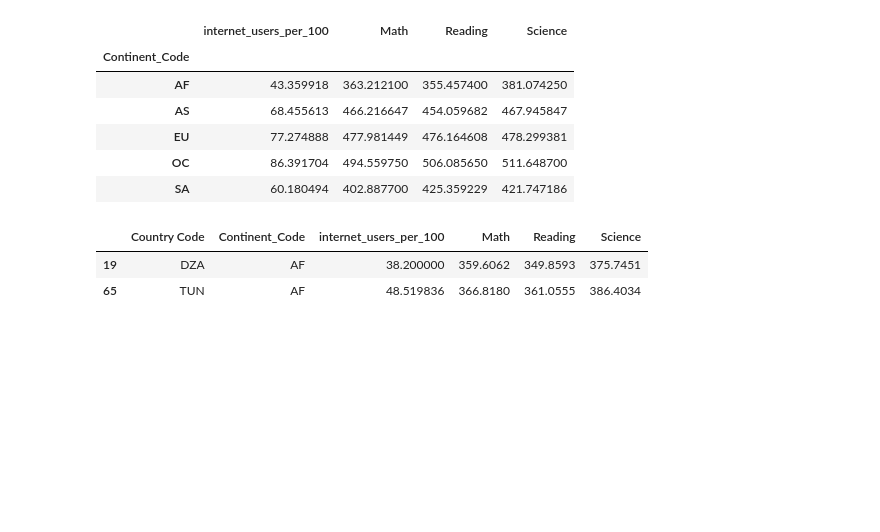
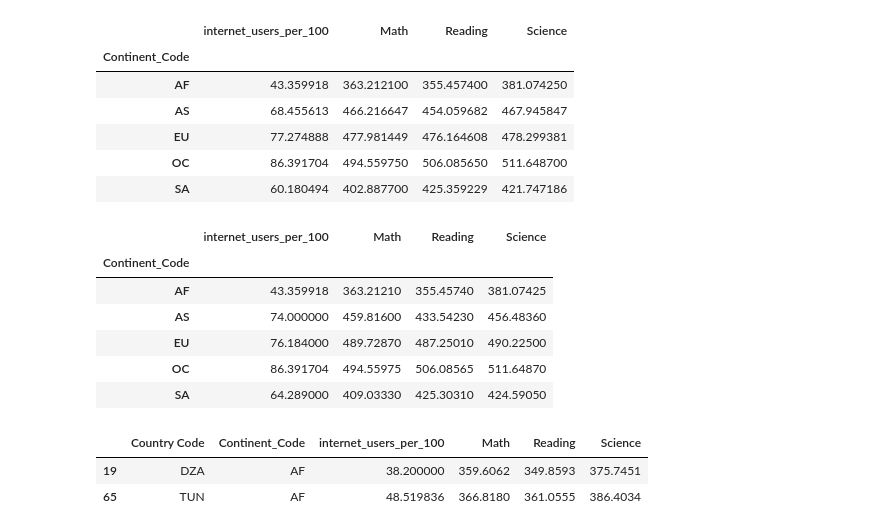
Before and after one commit to Ertugrul-Kurubal/Statistics-With-Python, a Jupyter notebook: Statistics Assignment-4 (Hypothesis Testing).ipynb, the cells around one changed output. Saved outputs shown, nothing was run; the diff lists cells and outputs as text; code cells hidden in the pictures; blank space fills up the shorter version.

Commit message:
Continent median

```diff
--- a/Statistics Assignment-4 (Hypothesis Testing).ipynb
+++ b/Statistics Assignment-4 (Hypothesis Testing).ipynb
@@ -147,6 +147,16 @@ pisa.groupby("Continent_Code").mean()
 | EU | 77.274888 | 477.981449 | 476.164608 | 478.299381 |
 | OC | 86.391704 | 494.559750 | 506.085650 | 511.648700 |
 | SA | 60.180494 | 402.887700 | 425.359229 | 421.747186 |
+# %%
+pisa.groupby("Continent_Code").median()
+# %% [output]
+|  | internet_users_per_100 | Math | Reading | Science |
+| Continent_Code |  |  |  |  |
+| AF | 43.359918 | 363.21210 | 355.45740 | 381.07425 |
+| AS | 74.000000 | 459.81600 | 433.54230 | 456.48360 |
+| EU | 76.184000 | 489.72870 | 487.25010 | 490.22500 |
+| OC | 86.391704 | 494.55975 | 506.08565 | 511.64870 |
+| SA | 64.289000 | 409.03330 | 425.30310 | 424.59050 |
 # %%
 AF = pisa[pisa["Continent_Code"]=="AF"]
 AF
```
